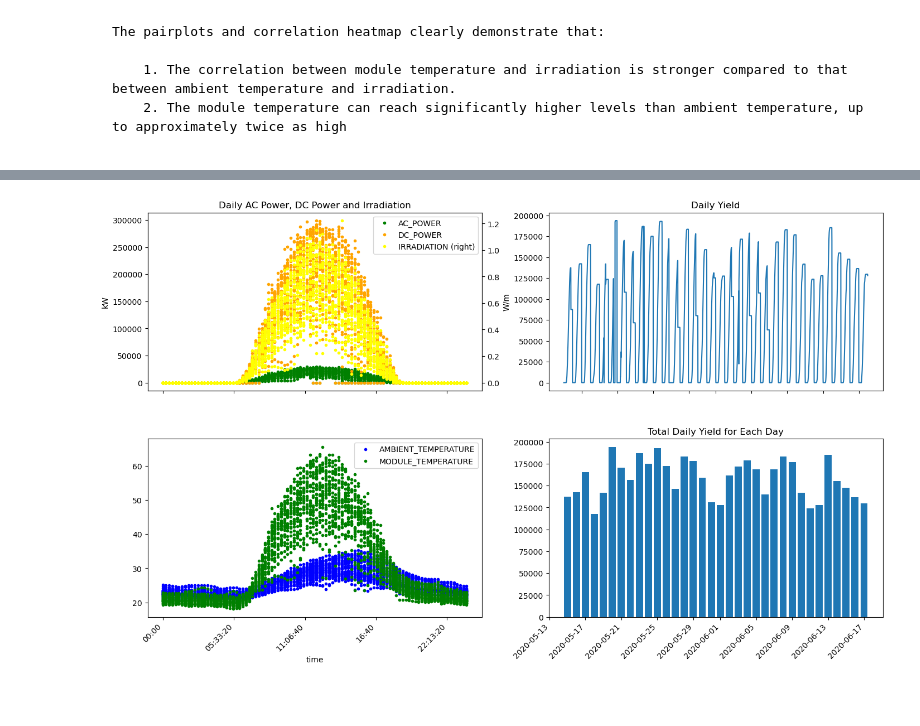
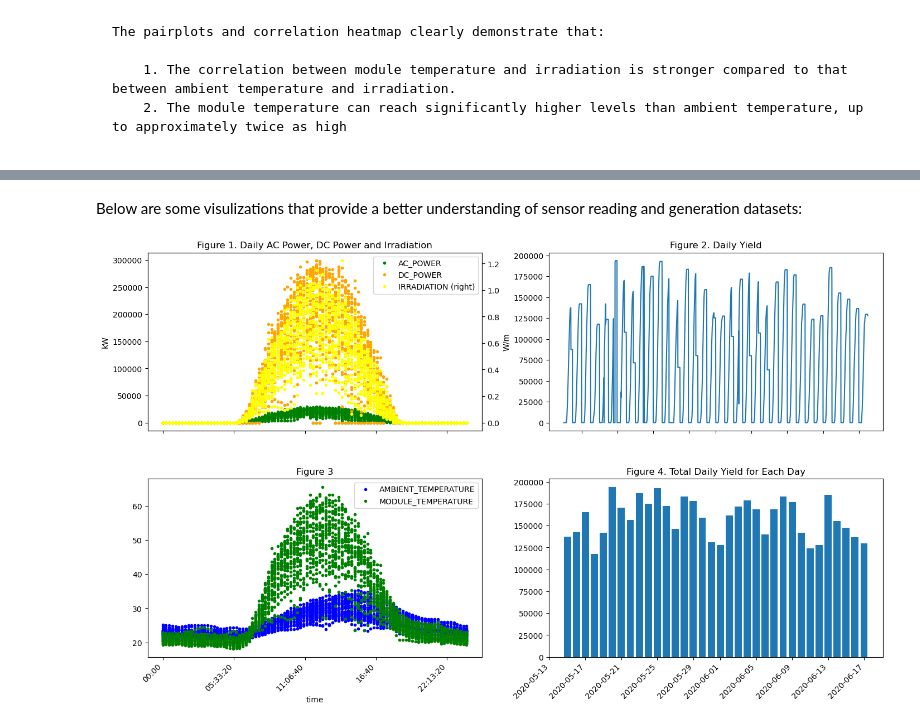
Before and after one commit to sedimir/SediMir, a Jupyter notebook: solar-power-generation.ipynb, the cells around one changed output, grey strips where cells are left out. Cells and saved outputs as stored; diff of their text form; code cells hidden in the pictures; blank space fills up the shorter version.

Commit message:
Kaggle Notebook | Using Data Analytics to Manage a Solar Power Plant | Version 9

```diff
--- a/solar-power-generation.ipynb
+++ b/solar-power-generation.ipynb
@@ -33,7 +35,6 @@ import matplotlib.dates as mdates
 # %%
 custom_date_parser = lambda x: datetime.strptime(x, '%d-%m-%Y %H:%M')
-gen1=pd.read_csv('/kaggle/input/solar-power-generation-data/Plant_1_Generation_Data.csv',index_col='DATE_TIME', parse_dates=['DATE_TIME'], date_parser=custom_date_parser)
-gen1=gen1.resample('15min').sum()
+gen=pd.read_csv('/kaggle/input/solar-power-generation-data/Plant_1_Generation_Data.csv',index_col='DATE_TIME', parse_dates=['DATE_TIME'], date_parser=custom_date_parser)
 
-gen1.head()
+gen.head(5)
 # %% [output]
@@ -58,0 +92,5 @@ gen1.groupby('DATE_TIME').count().head()
+# %%
+custom_date_parser = lambda x: datetime.strptime(x, '%Y-%m-%d %H:%M:%S')
+sen=pd.read_csv('/kaggle/input/solar-power-generation-data/Plant_1_Weather_Sensor_Data.csv',index_col='DATE_TIME', parse_dates=['DATE_TIME'], date_parser=custom_date_parser)
+sen.drop(['PLANT_ID','SOURCE_KEY'],axis=1, inplace=True)
+sen.head()
@@ -149,37 +142,32 @@ plt.xticks(rotation=45)
+# %% [markdown]
+<font size='+1'>
+Below are some visulizations that provide a better understanding of sensor reading and generation datasets:  </font>
 # %%
-#gen1=gen1.resample('15min').sum()
+gen1= gen.resample('15min').sum()
 gen1['time']=gen1.index.time
-sen1['time']=sen1.index.time
+sen['time']=sen.index.time
 
 f,ax=plt.subplots(2,2, figsize=(15,10))
 plt.tight_layout(pad=5)
 
 gen1.plot(x='time',y='AC_POWER', style='.',color='green',ax=ax[0,0])
 gen1.plot(x='time',y='DC_POWER', style='.',color='orange', ax=ax[0,0])
-sen1.plot(x='time',y='IRRADIATION', style='.',color='yellow', ax=ax[0,0],secondary_y=True)
-
-ax[0,1].plot(gen1.DAILY_YIELD)
-#sen1[['AMBIENT_TEMPERATURE','MODULE_TEMPERATURE']]['2020-05-15 00:00:00':'2020-05-15 23:45:00'].plot(ax=ax[1,0])
-sen1.plot(x='time',y='AMBIENT_TEMPERATURE', style='.',color='blue', ax=ax[1,0])
-sen1.plot(x='time',y='MODULE_TEMPERATURE', style='.',color='green', ax=ax[1,0])
+sen.plot(x='time',y='IRRADIATION', style='.',color='yellow', ax=ax[0,0],secondary_y=True)
 
 ax[1,1].bar(x=gen1.index.date, height=gen1.DAILY_YIELD)
+ax[0,1].plot(gen1.DAILY_YIELD)
+sen.plot(x='time',y='AMBIENT_TEMPERATURE', style='.',color='blue', ax=ax[1,0])
+sen.plot(x='time',y='MODULE_TEMPERATURE', style='.',color='green', ax=ax[1,0])
 
-#plt.xticks(rotation=45)
-#gen1.resample('D').sum().DAILY_YIELD.plot(kind='bar', ax=ax[1,1])
-#ax[1,1].xaxis.set_major_locator(mdates.DayLocator(interval=2))
-#ax[1,1].xaxis.set_major_formatter(mdates.DateFormatter('%Y-%m-%d'))
-#plt.setp(ax[0,1].get_xticklabels(), rotation=30, ha='right')
-#plt.setp(ax[1,1].get_xticklabels(), rotation=30, ha='right')
-
-ax[0,0].set_title('Daily AC Power, DC Power and Irradiation')
-ax[0,1].set_title('Daily Yield')
-ax[1,1].set_title('Total Daily Yield for Each Day')
+ax[0,0].set_title('Figure 1. Daily AC Power, DC Power and Irradiation')
+ax[0,1].set_title('Figure 2. Daily Yield')
+ax[1,0].set_title('Figure 3')
+ax[1,1].set_title('Figure 4. Total Daily Yield for Each Day')
 
 ax[0,0].set_ylabel('kW')
 ax[0,0].right_ax.set_ylabel('W/m')
 f.subplots_adjust(wspace=0.2)
 
 f.autofmt_xdate(rotation=45)
 # %% [output]
-[figure, old version]
+[figure, new version]
```
Also changed, not shown: parts of 18 cells of this notebook.
